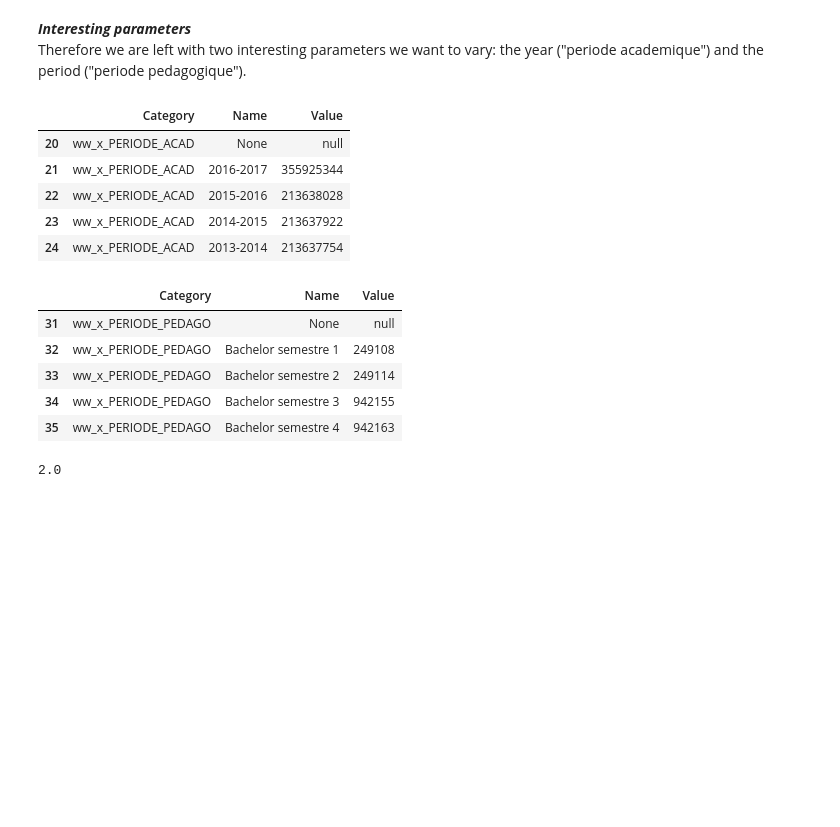
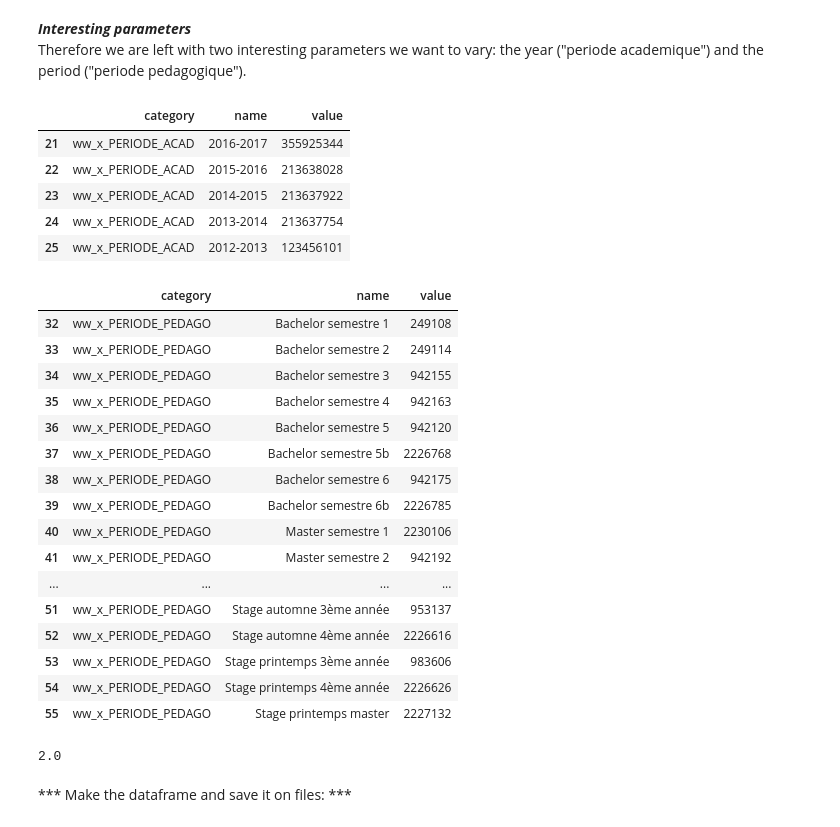
Before and after one commit to daniel-guggenheim/ada-homeworks, a Jupyter notebook: 02 - Data from the Web/homework2.ipynb, the cells around one changed output. Cells and saved outputs as stored; diff of their text form; code cells hidden in the pictures; blank space fills up the shorter version.

Commit message:
Trying to get the data and put dataframe in files

```diff
--- a/02 - Data from the Web/homework2.ipynb
+++ b/02 - Data from the Web/homework2.ipynb
@@ -23,7 +24,7 @@ soup = BeautifulSoup(parameters_html, "html.parser")
 row_list = []
 for parameter_cat_html in soup.find_all('select'):
     for option in parameter_cat_html.contents:
-        row_dict = {'Category':parameter_cat_html['name'], 'Name':option.string, 'Value':option['value']}
+        row_dict = {'category':parameter_cat_html['name'], 'name':option.string, 'value':option['value']}
         row_list.append(row_dict)
 parameters = pd.DataFrame(row_list)
 parameters.head()
@@ -72,26 +73,40 @@ the year ("periode academique") and the period ("periode pedagogique").
 year_param_string = 'ww_x_PERIODE_ACAD'
 period_param_string = 'ww_x_PERIODE_PEDAGO'
 
-year_param = parameters.loc[parameters['Category'] == year_param_string]
-period_param = parameters.loc[parameters['Category'] == period_param_string]
+year_param = parameters.loc[parameters['category'] == year_param_string]
+period_param = parameters.loc[parameters['category'] == period_param_string]
+
+year_param = year_param.drop(year_param.iloc[0].name,axis=0, level=None)
+period_param = period_param.drop(period_param.iloc[0].name,axis=0, level=None)
 # %%
 year_param.head()
 # %% [output]
-|  | Category | Name | Value |
-| 20 | ww_x_PERIODE_ACAD | None | null |
+|  | category | name | value |
 | 21 | ww_x_PERIODE_ACAD | 2016-2017 | 355925344 |
 | 22 | ww_x_PERIODE_ACAD | 2015-2016 | 213638028 |
 | 23 | ww_x_PERIODE_ACAD | 2014-2015 | 213637922 |
 | 24 | ww_x_PERIODE_ACAD | 2013-2014 | 213637754 |
+| 25 | ww_x_PERIODE_ACAD | 2012-2013 | 123456101 |
 # %%
-period_param.head()
+period_param
 # %% [output]
-|  | Category | Name | Value |
-| 31 | ww_x_PERIODE_PEDAGO | None | null |
+|  | category | name | value |
 | 32 | ww_x_PERIODE_PEDAGO | Bachelor semestre 1 | 249108 |
 | 33 | ww_x_PERIODE_PEDAGO | Bachelor semestre 2 | 249114 |
 | 34 | ww_x_PERIODE_PEDAGO | Bachelor semestre 3 | 942155 |
 | 35 | ww_x_PERIODE_PEDAGO | Bachelor semestre 4 | 942163 |
+| 36 | ww_x_PERIODE_PEDAGO | Bachelor semestre 5 | 942120 |
+| 37 | ww_x_PERIODE_PEDAGO | Bachelor semestre 5b | 2226768 |
+| 38 | ww_x_PERIODE_PEDAGO | Bachelor semestre 6 | 942175 |
+| 39 | ww_x_PERIODE_PEDAGO | Bachelor semestre 6b | 2226785 |
+| 40 | ww_x_PERIODE_PEDAGO | Master semestre 1 | 2230106 |
+| 41 | ww_x_PERIODE_PEDAGO | Master semestre 2 | 942192 |
+| ... | ... | ... | ... |
+| 51 | ww_x_PERIODE_PEDAGO | Stage automne 3ème année | 953137 |
+| 52 | ww_x_PERIODE_PEDAGO | Stage automne 4ème année | 2226616 |
+| 53 | ww_x_PERIODE_PEDAGO | Stage printemps 3ème année | 983606 |
+| 54 | ww_x_PERIODE_PEDAGO | Stage printemps 4ème année | 2226626 |
+| 55 | ww_x_PERIODE_PEDAGO | Stage printemps master | 2227132 |
 # %%
 #Construct a beautiful dataframe from a url
 def create_df(url):
@@ -169,3 +184,5 @@ def mean_Bachelor(listOne, listSix):
 mean_Bachelor(listOne, listSix)
 # %% [output]
 2.0
+# %% [markdown]
+*** Make the dataframe and save it on files: ***
```
Also changed, not shown: parts of 4 cells of this notebook, 5 other files.
